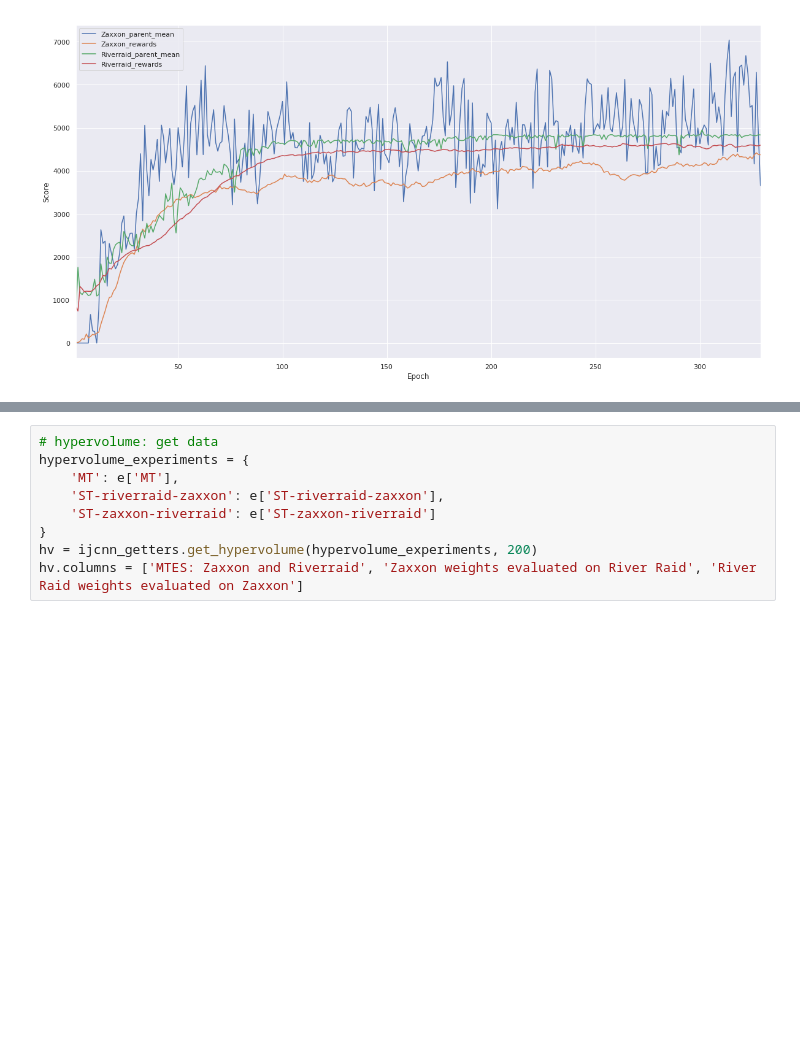
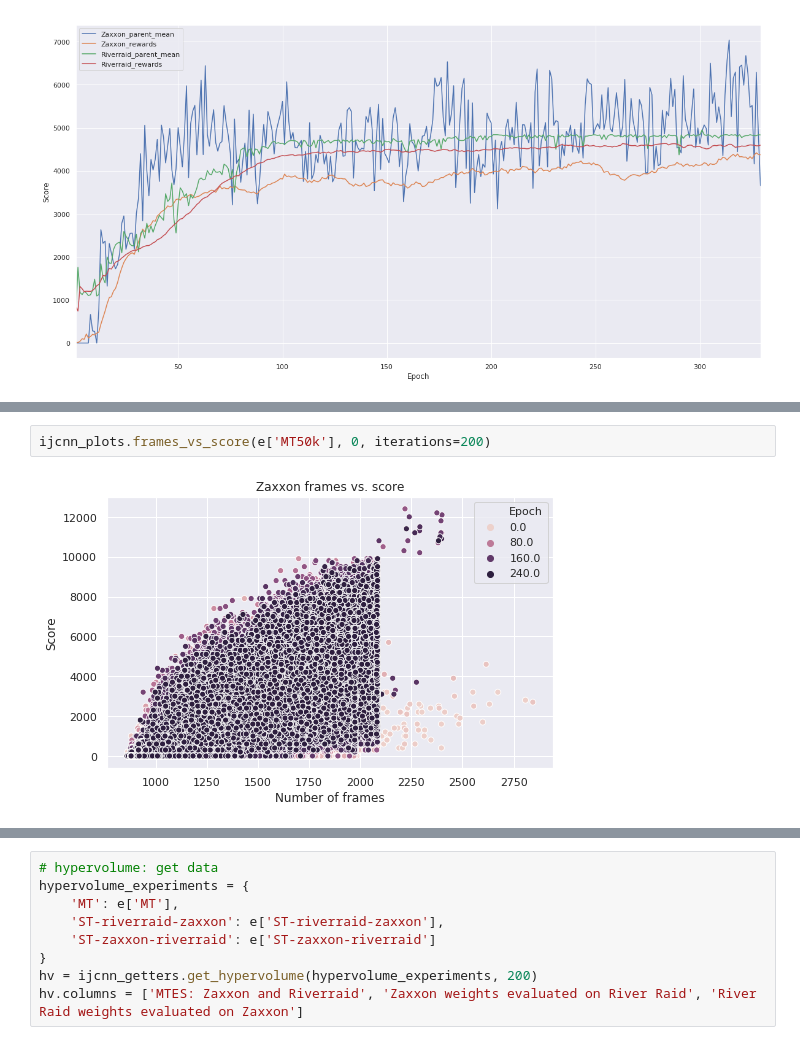
Before and after one commit to deyandyankov/research.mtne, a Jupyter notebook: gpu_implementation/analysis/IJCNN2020.ipynb, the cells around one changed output, grey strips where cells are left out. Drawn from its saved outputs; the diff is of its cells as text; blank space fills up the shorter version.

```diff
--- a/gpu_implementation/analysis/IJCNN2020.ipynb
+++ b/gpu_implementation/analysis/IJCNN2020.ipynb
@@ -51 +51,5 @@ ijcnn_plots.frames_vs_score(e['MT'], 0)
+# %%
+ijcnn_plots.frames_vs_score(e['MT50k'], 0, iterations=200)
+# %% [output]
+[figure, added]
 # %%
```
Also changed, not shown: parts of 16 cells of this notebook, 3 other files.
